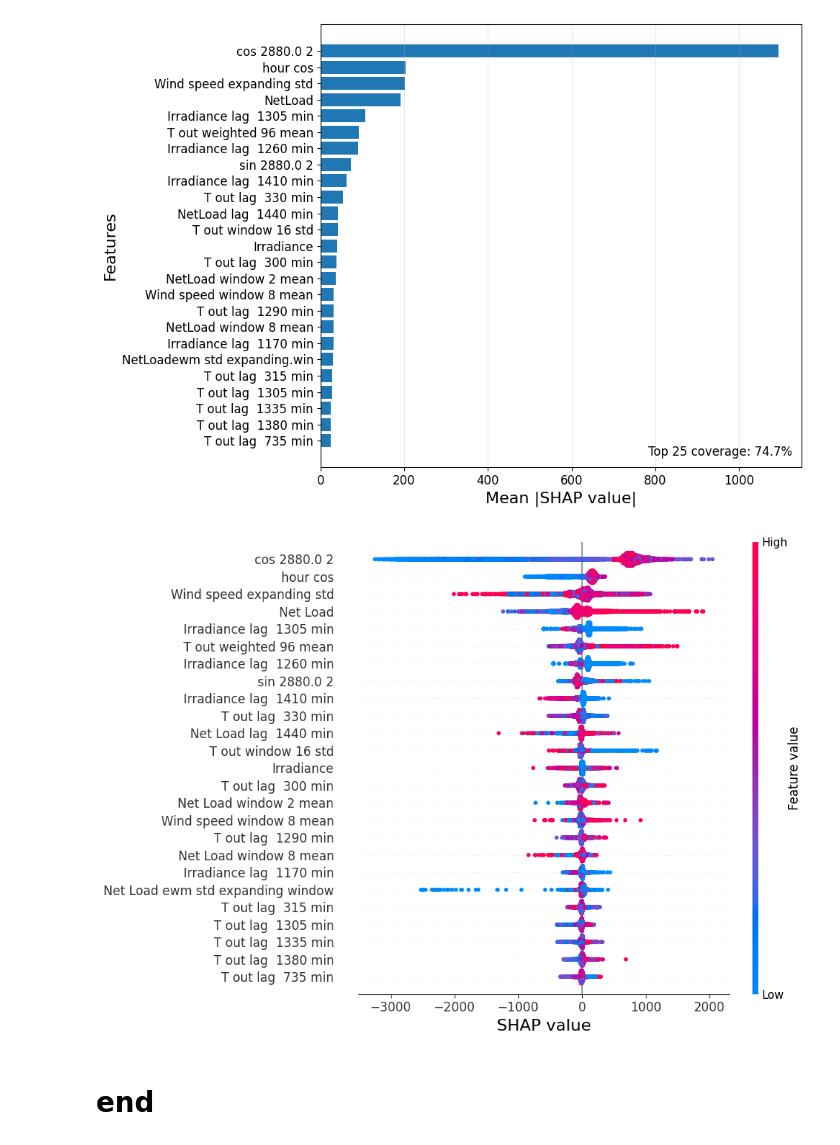
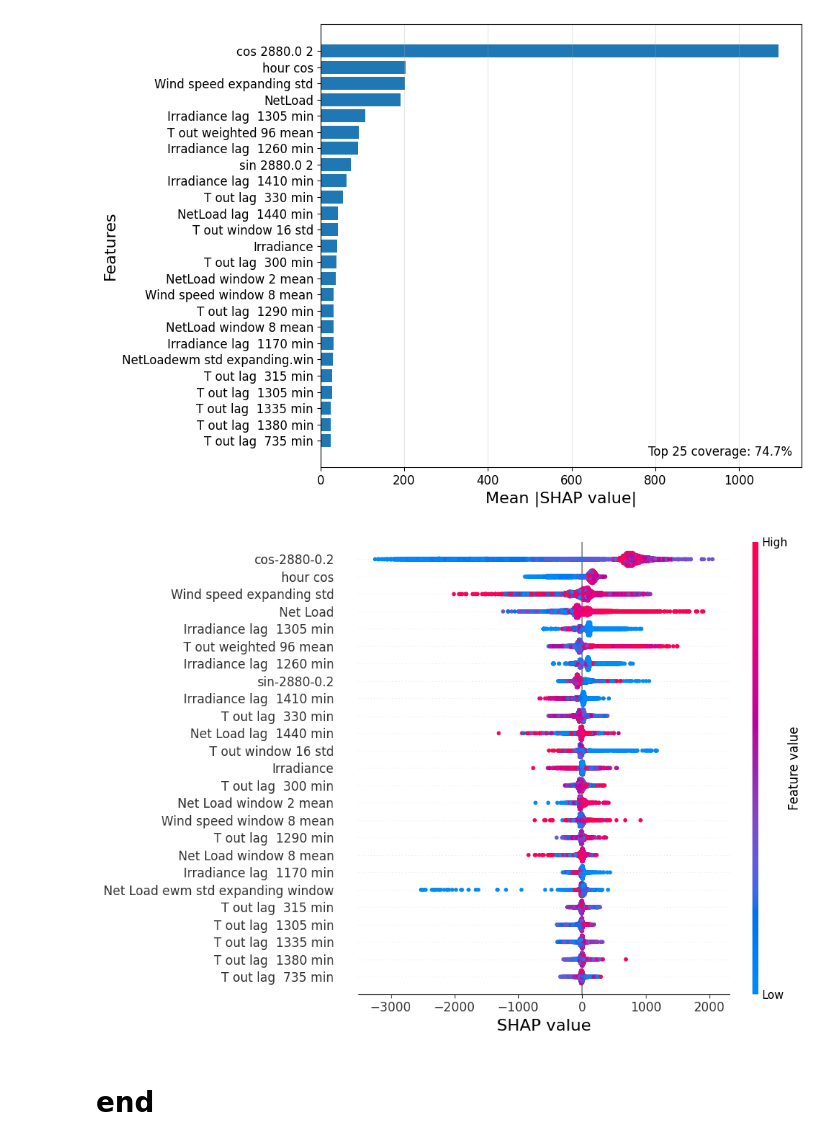
Before and after one commit to PapadopoulosDimitrios/NZEB_net_load_forecasting, a Jupyter notebook: codes/FeatureSel_forecasting_sc_for_feature_importnace_plot.ipynb, the cells around one changed output. Cells and saved outputs as stored; diff of their text form; code cells hidden in the pictures.

```diff
--- a/codes/FeatureSel_forecasting_sc_for_feature_importnace_plot.ipynb
+++ b/codes/FeatureSel_forecasting_sc_for_feature_importnace_plot.ipynb
@@ -1163,39 +1163,42 @@ X_train_clean.columns = (
     .str.replace("lag", "lag ", regex=False)
     .str.replace("min", " min", regex=False)
     .str.replace("expanding.win", "expanding window", regex=False)
+    .str.replace("cos 2880.0 2", "cos-2880-0.2", regex=False)
+    .str.replace("sin 2880.0 2", "sin-2880-0.2", regex=False)
+
 )
 
 # =========================
 # PLOT
 # =========================
 plt.figure(figsize=(10, 7))
 
 shap.summary_plot(
     shap_values,
     X_train_clean,
     max_display=25,
     show=False
 )
 
 ax = plt.gca()
 
 # Tick sizes
 ax.tick_params(axis="x", labelsize=TICK_FS)
 ax.tick_params(axis="y", labelsize=TICK_FS)
 
 # Keep the normal centered xlabel
 ax.set_xlabel("SHAP value", fontsize=LABEL_FS)
 
 # No manual label repositioning
 # ax.xaxis.set_label_coords(...)
 
 # Keep original-looking layout
 plt.gcf().set_size_inches(10, 7)
 plt.tight_layout()
 
 plt.savefig(r"C:\Users\CR58XM\Desktop\shap_summary_top25.pdf", bbox_inches="tight")
 plt.show()
 # %% [output]
-[figure, old version]
+[figure, new version]
 # %% [markdown]
 # end
```
Also changed, not shown: 1 other file.
